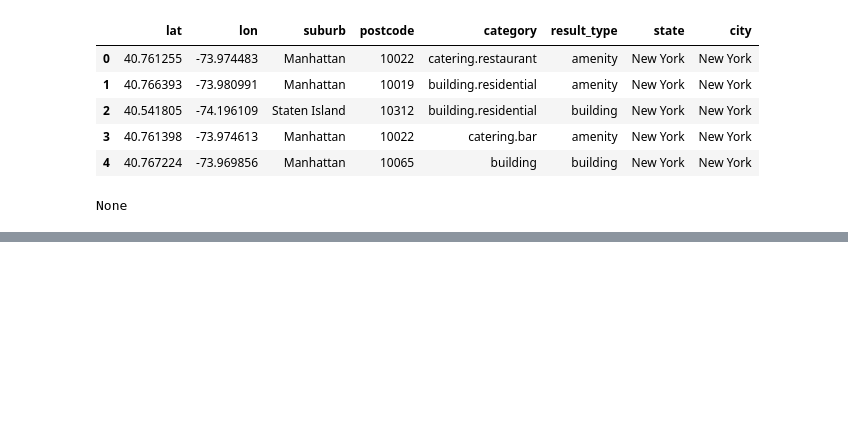
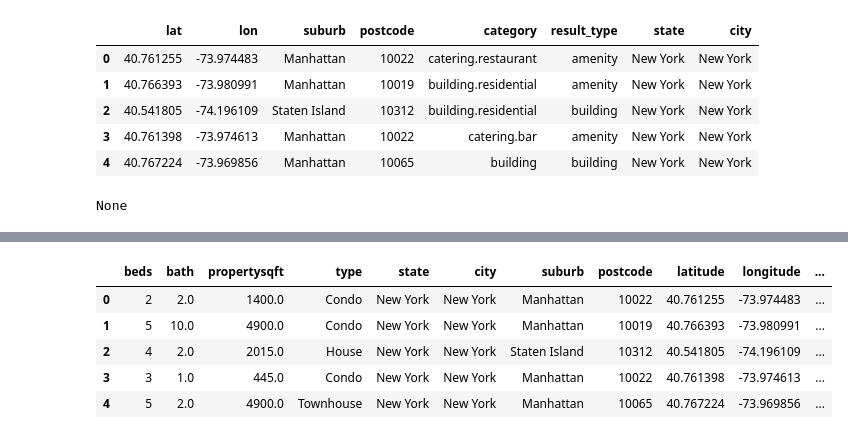
Before and after one commit to avineets87/housing-price-analysis, a Jupyter notebook: data_processing.ipynb, the cells around one changed output, grey strips where cells are left out. Cells and saved outputs as stored; diff of their text form; code cells hidden in the pictures; blank space fills up the shorter version.

```diff
--- a/data_processing.ipynb
+++ b/data_processing.ipynb
@@ -107,0 +144,14 @@ data = full_data_df[selected_columns]
+# %%
+
+# 1. Fix Fractional Bathroom Values (round to nearest integer)
+df['bath'] = df['bath'].round()
+
+# 2. Handle Large Property (`propertysqft`) - Cap at 95th percentile or a fixed threshold
+propertysqft_cap = np.percentile(df['propertysqft'], 95)  # Get 95th percentile
+df['propertysqft'] = np.where(df['propertysqft'] > propertysqft_cap, propertysqft_cap, df['propertysqft'])
+
+# 3. Check for Outliers in `beds` column (e.g., cap at 5 or remove 7+ bedrooms if it's an outlier)
+df['beds'] = np.where(df['beds'] > 5, 5, df['beds'])  # Cap at 5 beds, or remove entries with 7+ beds if needed
+
+# Display the cleaned dataset
+df.head()
@@ -116,0 +259,9 @@ data.head()
+# %%
+df.head()
+# %% [output]
+|  | beds | bath | propertysqft | type | state | city | suburb | postcode | latitude | longitude | ... |
+| 0 | 2 | 2.0 | 1400.0 | Condo | New York | New York | Manhattan | 10022 | 40.761255 | -73.974483 | ... |
+| 1 | 5 | 10.0 | 4900.0 | Condo | New York | New York | Manhattan | 10019 | 40.766393 | -73.980991 | ... |
+| 2 | 4 | 2.0 | 2015.0 | House | New York | New York | Staten Island | 10312 | 40.541805 | -74.196109 | ... |
+| 3 | 3 | 1.0 | 445.0 | Condo | New York | New York | Manhattan | 10022 | 40.761398 | -73.974613 | ... |
+| 4 | 5 | 2.0 | 4900.0 | Townhouse | New York | New York | Manhattan | 10065 | 40.767224 | -73.969856 | ... |
```
Also changed, not shown: parts of 39 cells of this notebook.
